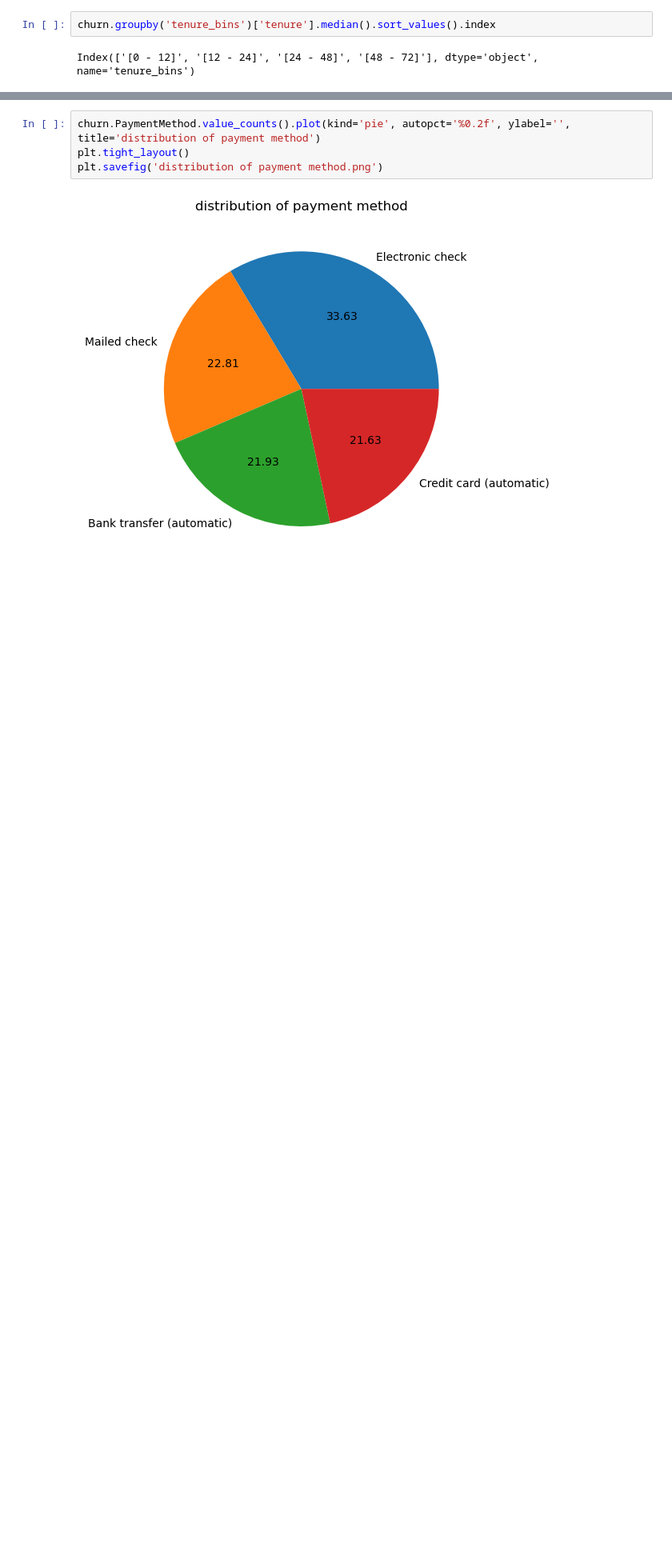
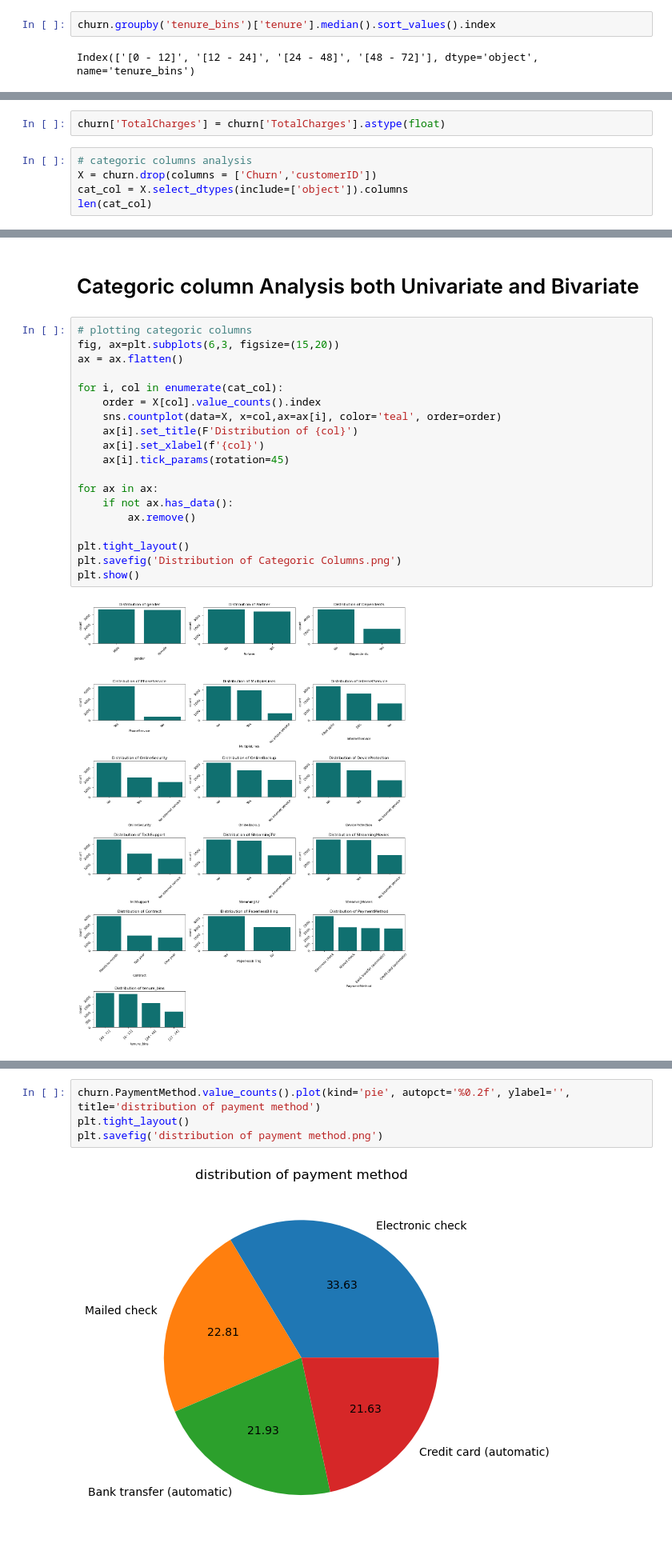
Before and after one commit to kevinyegon1/telco_churn_analysis, a Jupyter notebook: EDA/telco churn EDA.ipynb, the cells around one changed output, grey strips where cells are left out. Shown at 80% size. Cells and saved outputs as stored; diff of their text form; blank space fills up the shorter version.

Commit message:
used loop to create visualization

```diff
--- a/EDA/telco churn EDA.ipynb
+++ b/EDA/telco churn EDA.ipynb
@@ -91,0 +111,7 @@ Index(['[0 - 12]', '[12 - 24]', '[24 - 48]', '[48 - 72]'], dtype='object', name=
+# %%
+churn['TotalCharges'] = churn['TotalCharges'].astype(float)
+# %%
+# categoric columns analysis
+X = churn.drop(columns = ['Churn','customerID'])
+cat_col = X.select_dtypes(include=['object']).columns
+len(cat_col)
@@ -91,0 +136,23 @@ Index(['[0 - 12]', '[12 - 24]', '[24 - 48]', '[48 - 72]'], dtype='object', name=
+# %% [markdown]
+# Categoric column Analysis both Univariate and Bivariate
+# %%
+# plotting categoric columns
+fig, ax=plt.subplots(6,3, figsize=(15,20))
+ax = ax.flatten()
+
+for i, col in enumerate(cat_col):
+    order = X[col].value_counts().index
+    sns.countplot(data=X, x=col,ax=ax[i], color='teal', order=order)
+    ax[i].set_title(F'Distribution of {col}')
+    ax[i].set_xlabel(f'{col}')
+    ax[i].tick_params(rotation=45)
+
+for ax in ax:
+    if not ax.has_data():
+        ax.remove()
+
+plt.tight_layout()
+plt.savefig('Distribution of Categoric Columns.png')
+plt.show()
+# %% [output]
+[figure, added]
```
Also changed, not shown: parts of 17 cells of this notebook, 14 other files.
